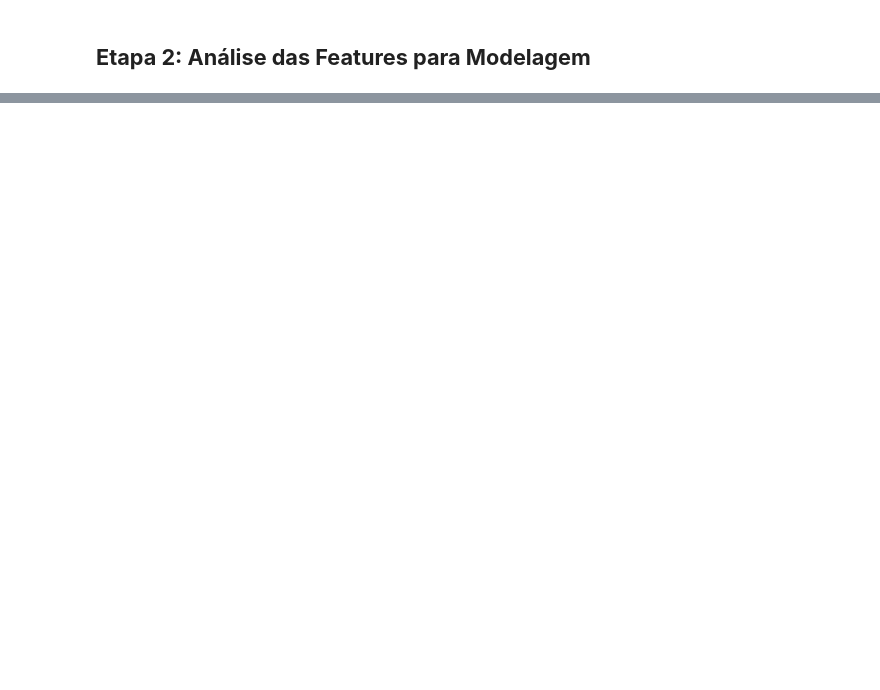
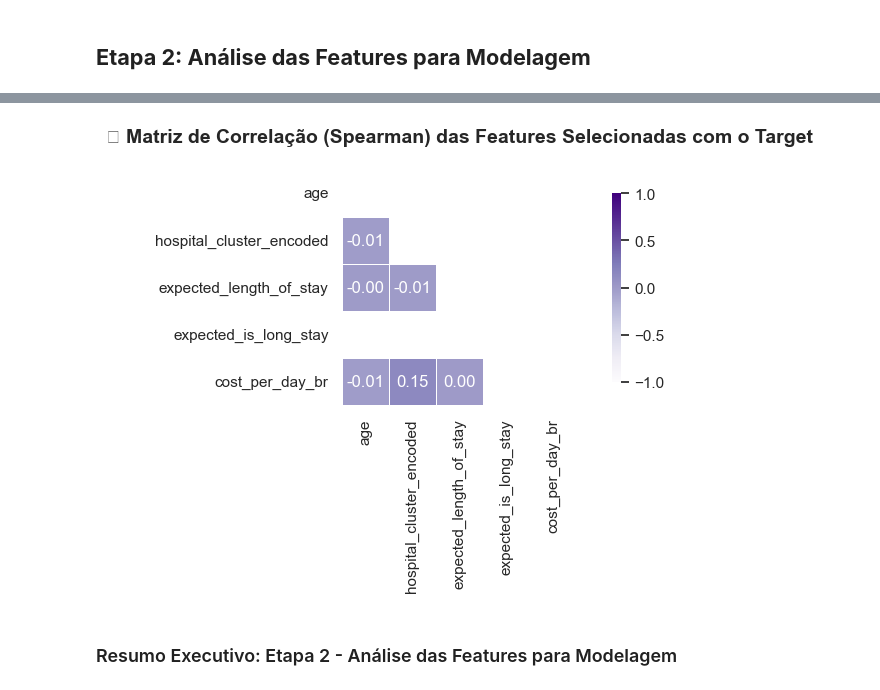
Before and after one commit to JulianaGalli/healthcare-cost-prediction, a Jupyter notebook: 1_project_notebook.ipynb, the cells around one changed output, grey strips where cells are left out. Drawn from its saved outputs; the diff is of its cells as text; code cells hidden in the pictures; blank space fills up the shorter version.

```diff
--- a/1_project_notebook.ipynb
+++ b/1_project_notebook.ipynb
@@ -1426,0 +1971,43 @@ Index(['name', 'age', 'gender', 'blood_type', 'medical_condition',
+# %%
+# === HEATMAP DE CORRELAÇÃO PRÓ-MODELAGEM ===
+
+# 1. Criação de uma cópia temporária apenas para a análise visual
+df_corr = df_train[['age', 'hospital_cluster', 'expected_length_of_stay', 'expected_is_long_stay', 'cost_per_day_br']].copy()
+
+# 2. Convertemos o 'hospital_cluster' em números ordinais para o Heatmap conseguir ler
+# (Alto custo = 3, Padrão = 2, Baixo = 1)
+cluster_map = {'hospital_alto_custo': 3, 'hospital_custo_padrao': 2, 'hospital_baixo_custo': 1}
+df_corr['hospital_cluster_encoded'] = df_corr['hospital_cluster'].map(cluster_map)
+
+# Selecionamos apenas as colunas numéricas finais para o cálculo
+features_analise = ['age', 'hospital_cluster_encoded', 'expected_length_of_stay', 'expected_is_long_stay', 'cost_per_day_br']
+matriz_correlacao = df_corr[features_analise].corr(method='spearman') # Spearman é melhor para relações não-lineares
+
+# 3. Configuração do Plot
+plt.figure(figsize=(8, 5))
+sns.set_theme(style="white")
+
+# Máscara para esconder a metade superior do triângulo (deixa o visual limpo)
+mask = np.triu(np.ones_like(matriz_correlacao, dtype=bool))
+
+# Criação do heatmap
+sns.heatmap(
+    matriz_correlacao,
+    mask=mask,
+    annot=True,          # mostra os números de correlação dentro dos quadrados
+    fmt=".2f",
+    cmap="Purples",
+    vmin=-1, vmax=1,     # escala padrão de correlação
+    square=True,
+    linewidths=.5,
+    cbar_kws={"shrink": .8}
+)
+
+plt.title("Matriz de Correlação (Spearman) das Features Selecionadas com o Target", fontsize=14, weight='bold', pad=20)
+plt.tight_layout()
+plt.savefig('plots/12_heatmap_correlacao_final.png', dpi=300, bbox_inches='tight')
+plt.show()
+# %% [output]
+[figure, added]
+# %% [markdown]
+### Resumo Executivo: Etapa 2 - Análise das Features para Modelagem
```
Also changed, not shown: parts of 22 cells of this notebook.
